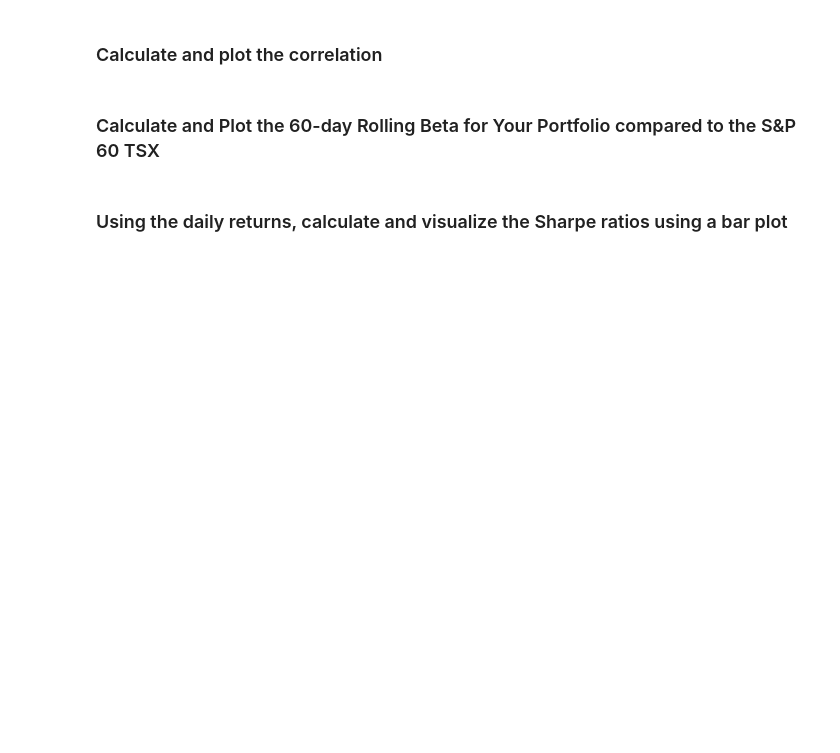
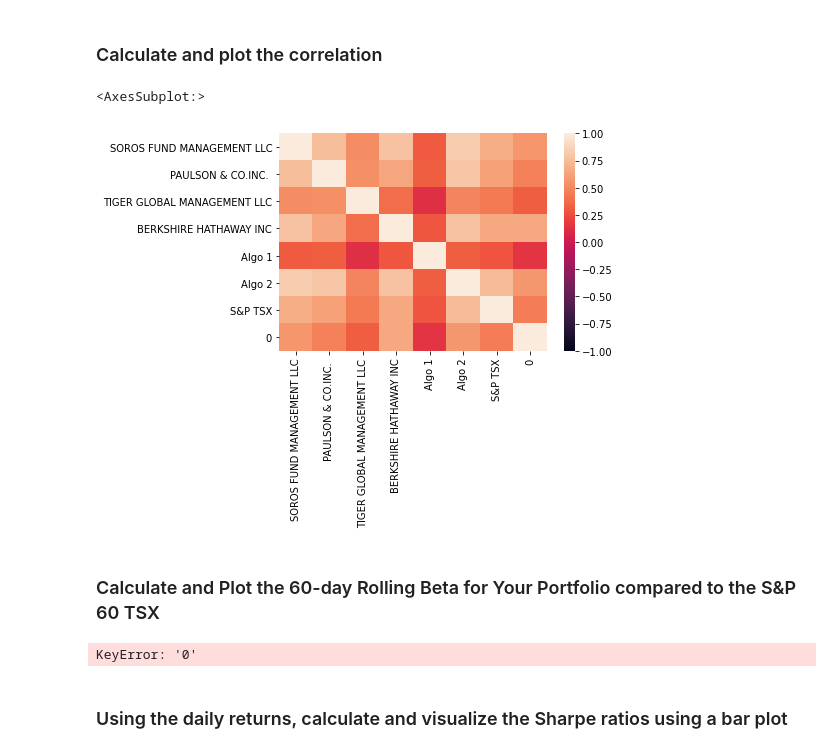
Before and after one commit to brilliantlyc/Portfolios_Analysis, a Jupyter notebook: whale_analysis.ipynb, the cells around one changed output. Drawn from its saved outputs; the diff is of its cells as text; code cells hidden in the pictures; blank space fills up the shorter version.

```diff
--- a/whale_analysis.ipynb
+++ b/whale_analysis.ipynb
@@ -661,2 +664,14 @@ all_portfolio_returns = all_portfolio_returns.dropna()
+# %%
+# Calculate and plot the correlation
+custom_correlation = all_portfolio_returns.corr()
+
+# import seaborn to plot correlation
+import seaborn as sns
+
+# Create a heatmap from the correlation values and adjust the scale
+sns.heatmap(custom_correlation, vmin=-1, vmax=1)
+# %% [output]
+<AxesSubplot:>
+[figure, added]
 # %% [markdown]
 ### Calculate and Plot the 60-day Rolling Beta for Your Portfolio compared to the S&P 60 TSX
@@ -665,3 +678,18 @@ all_portfolio_returns = all_portfolio_returns.dropna()
+# %%
+# Calculate and plot Beta
+# Calculate 60-day rolling covariance of my custom portfolio
+rolling_covariance = all_portfolio_returns["0"].rolling(window=60).cov(all_portfolio_returns["S&P TSX"])
+
+# Calculate 60-day rolling variance of S&P TSX
+rolling_variance = all_portfolio_returns["S&P TSX"].rolling(window=60).var()
+
+# Computing 60-day rolling beta
+rolling_beta = rolling_covariance / rolling_variance
+
+# Plot beta trend
+rolling_beta.plot(figsize=(25,10), title="Rolling 60-Day Beta of My Portfolio")
+# %% [output]
+KeyError: '0'
 # %% [markdown]
 ### Using the daily returns, calculate and visualize the Sharpe ratios using a bar plot
 # %%
```
Also changed, not shown: parts of 12 cells of this notebook.
